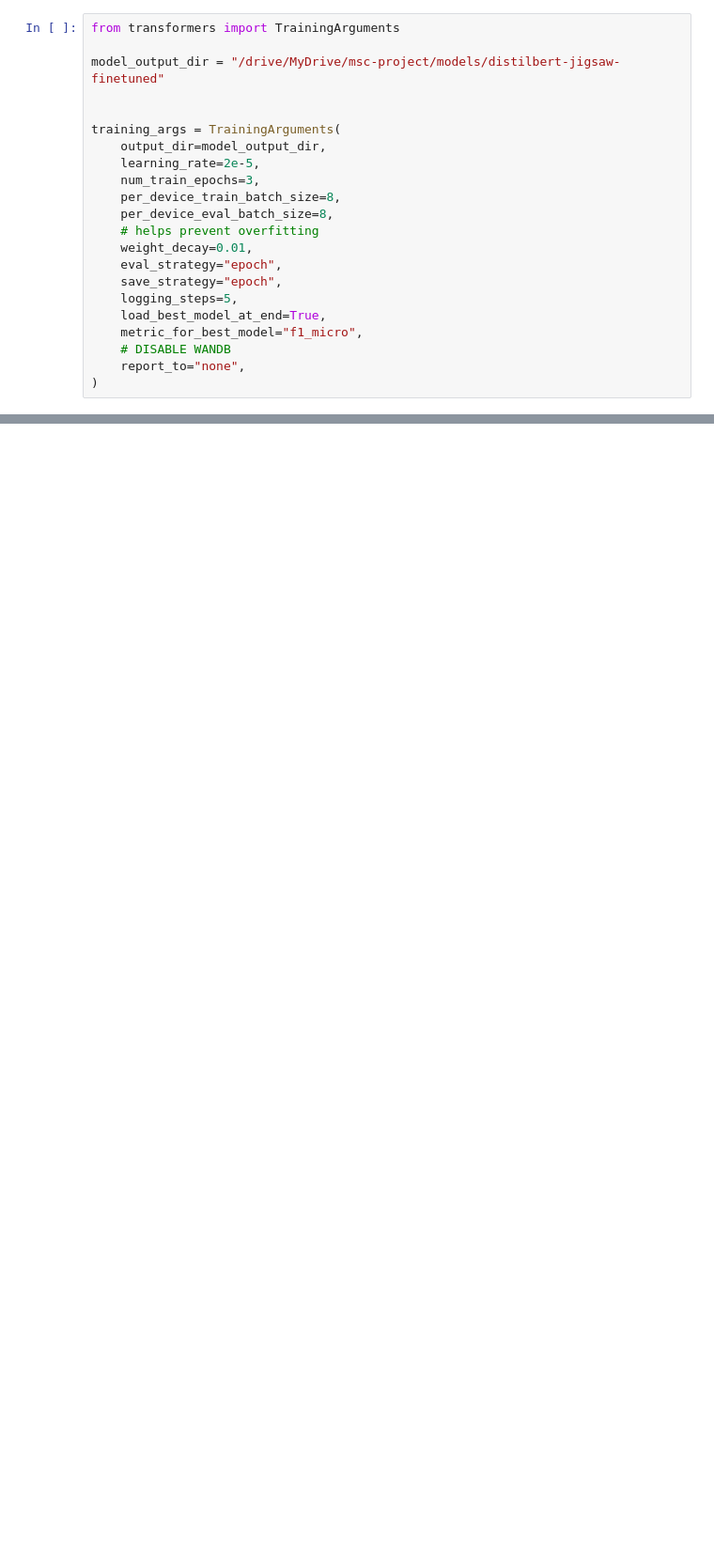
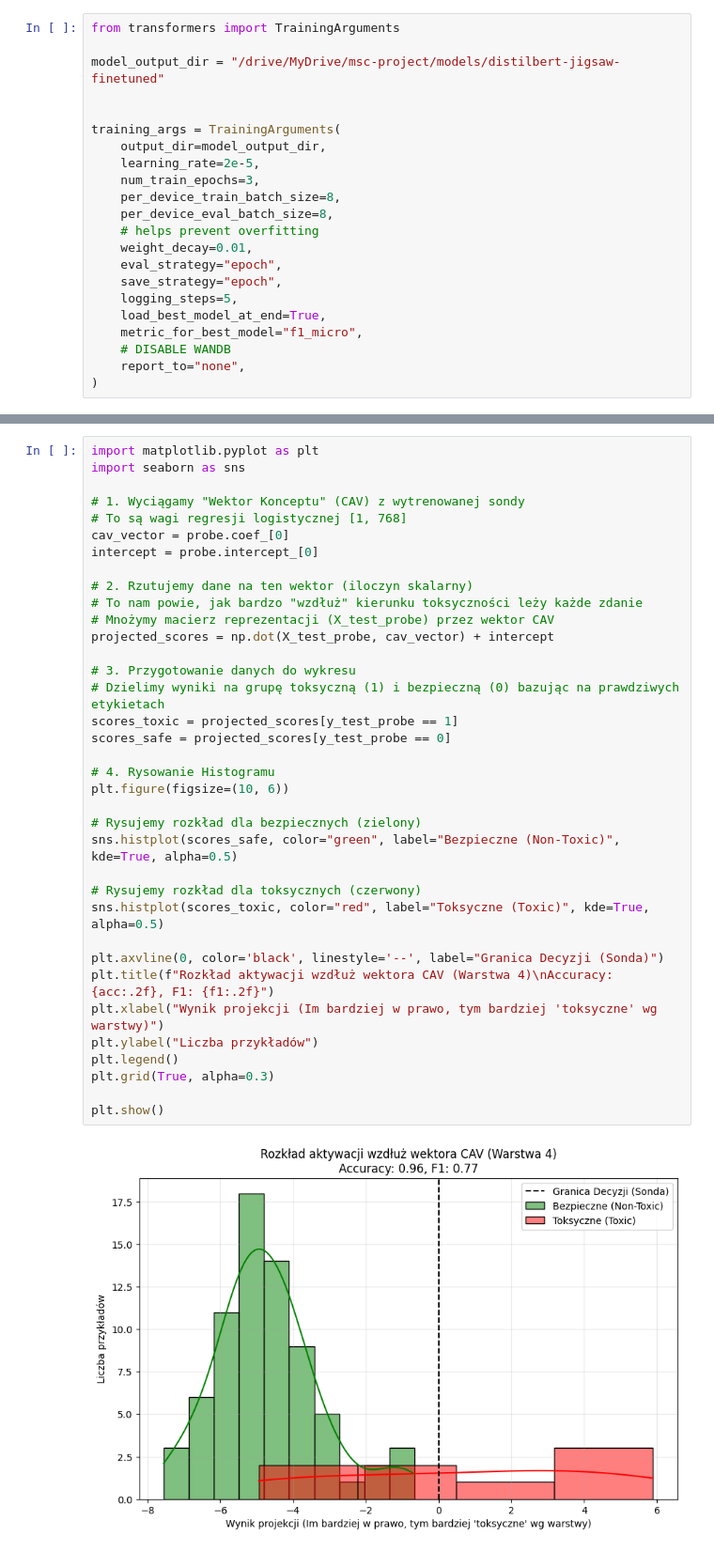
Before and after one commit to janbanot/msc-project, a Jupyter notebook: test_notebooks/msc_test.ipynb, the cells around one changed output, grey strips where cells are left out. Shown: that part at 94% size. Cells and saved outputs as stored; diff of their text form; blank space fills up the shorter version.

```diff
--- a/test_notebooks/msc_test.ipynb
+++ b/test_notebooks/msc_test.ipynb
@@ -262,0 +575,38 @@ print("--- Training Complete ---")
+# %%
+import matplotlib.pyplot as plt
+import seaborn as sns
+
+# 1. Wyciągamy "Wektor Konceptu" (CAV) z wytrenowanej sondy
+# To są wagi regresji logistycznej [1, 768]
+cav_vector = probe.coef_[0]
+intercept = probe.intercept_[0]
+
+# 2. Rzutujemy dane na ten wektor (iloczyn skalarny)
+# To nam powie, jak bardzo "wzdłuż" kierunku toksyczności leży każde zdanie
+# Mnożymy macierz reprezentacji (X_test_probe) przez wektor CAV
+projected_scores = np.dot(X_test_probe, cav_vector) + intercept
+
+# 3. Przygotowanie danych do wykresu
+# Dzielimy wyniki na grupę toksyczną (1) i bezpieczną (0) bazując na prawdziwych etykietach
+scores_toxic = projected_scores[y_test_probe == 1]
+scores_safe = projected_scores[y_test_probe == 0]
+
+# 4. Rysowanie Histogramu
+plt.figure(figsize=(10, 6))
+
+# Rysujemy rozkład dla bezpiecznych (zielony)
+sns.histplot(scores_safe, color="green", label="Bezpieczne (Non-Toxic)", kde=True, alpha=0.5)
+
+# Rysujemy rozkład dla toksycznych (czerwony)
+sns.histplot(scores_toxic, color="red", label="Toksyczne (Toxic)", kde=True, alpha=0.5)
+
+plt.axvline(0, color='black', linestyle='--', label="Granica Decyzji (Sonda)")
+plt.title(f"Rozkład aktywacji wzdłuż wektora CAV (Warstwa 4)\nAccuracy: {acc:.2f}, F1: {f1:.2f}")
+plt.xlabel("Wynik projekcji (Im bardziej w prawo, tym bardziej 'toksyczne' wg warstwy)")
+plt.ylabel("Liczba przykładów")
+plt.legend()
+plt.grid(True, alpha=0.3)
+
+plt.show()
+# %% [output]
+[figure, added]
```
Also changed, not shown: parts of 22 cells of this notebook.
